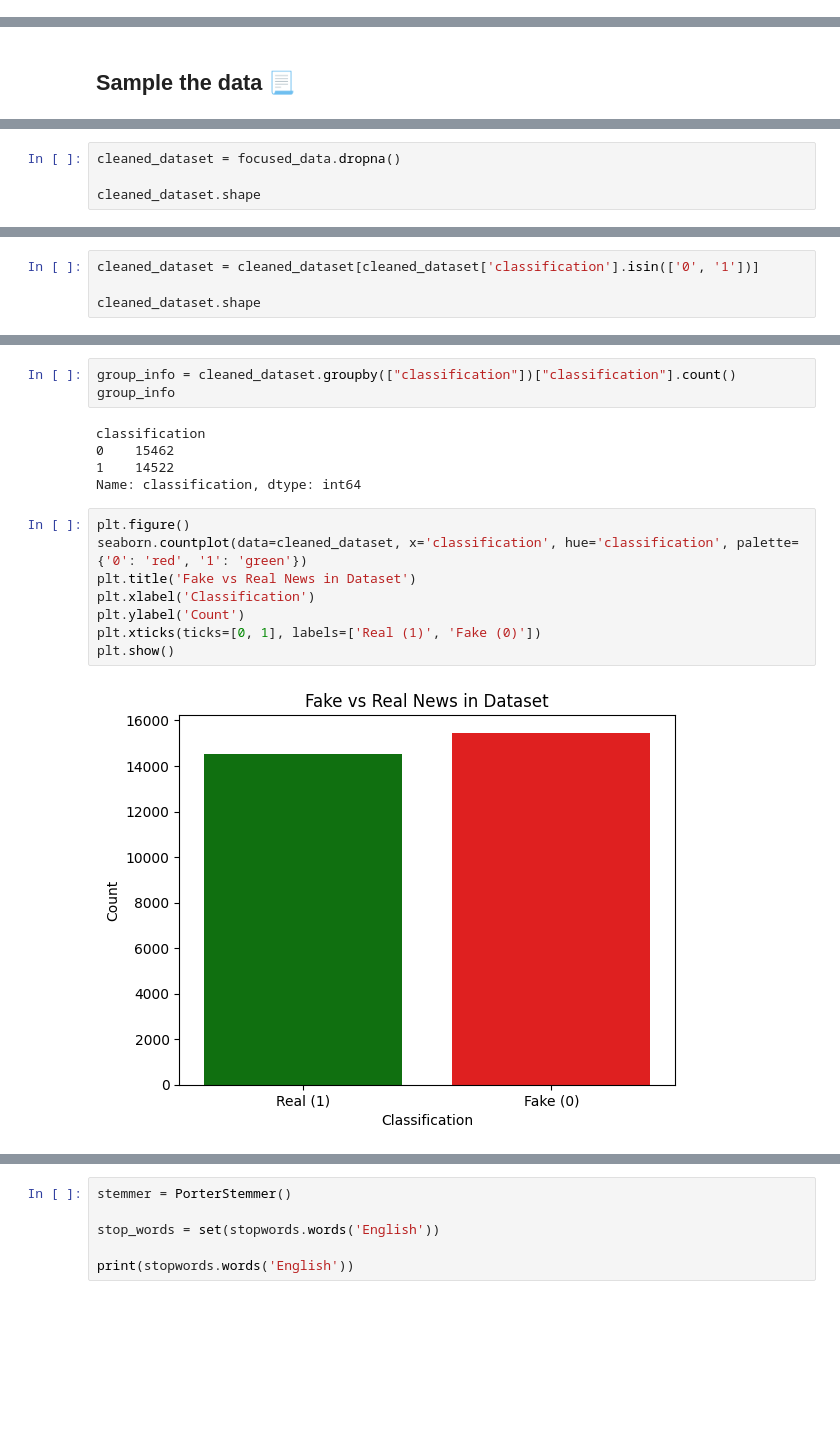
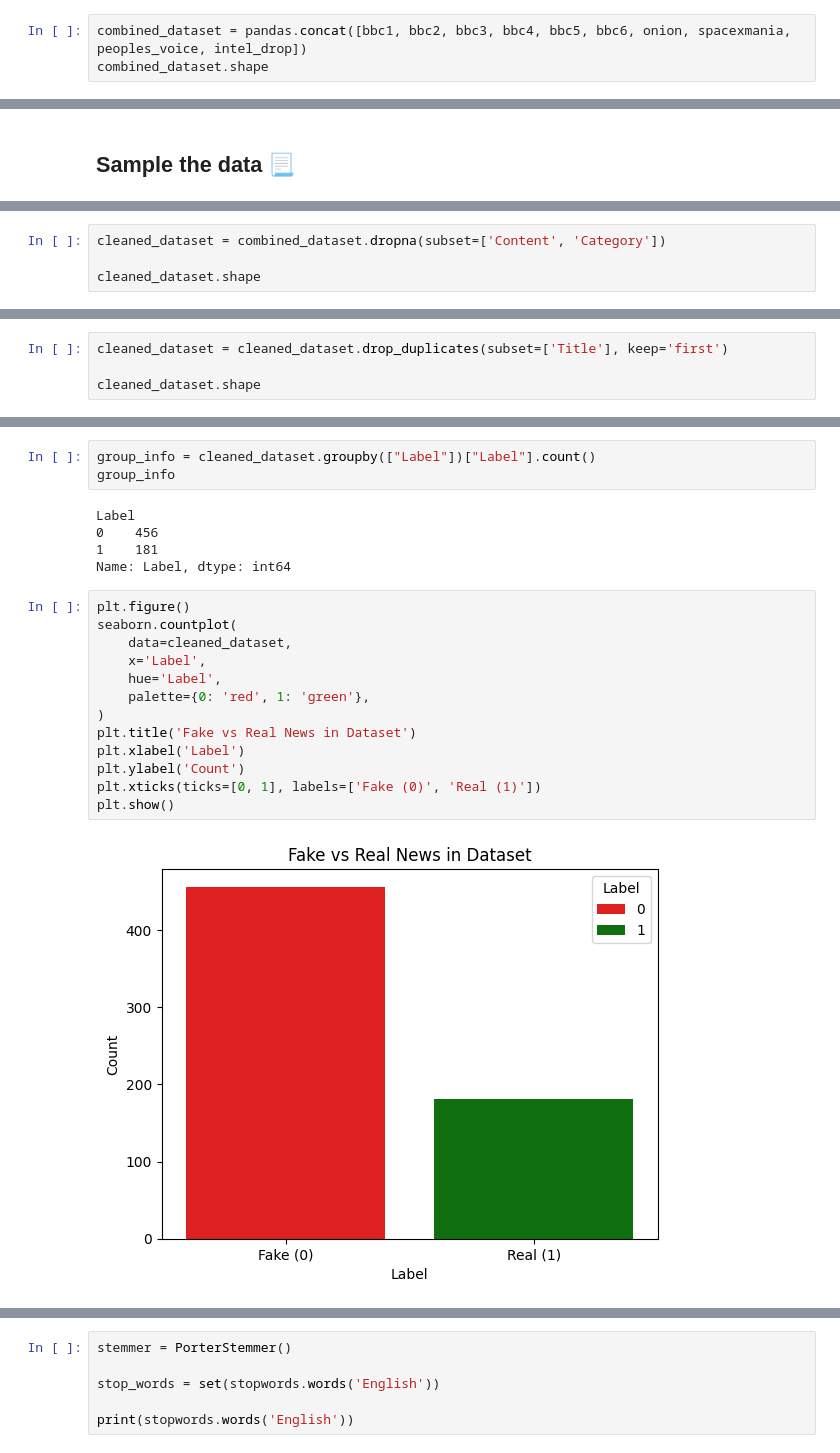
Before and after one commit to ivetkalchev/DeFactify, a Jupyter notebook: defactify.ipynb, the cells around one changed output, grey strips where cells are left out. Drawn from its saved outputs; the diff is of its cells as text; blank space fills up the shorter version.

```diff
--- a/defactify.ipynb
+++ b/defactify.ipynb
@@ -70,0 +101,3 @@ combined_dataset.shape
+# %%
+combined_dataset = pandas.concat([bbc1, bbc2, bbc3, bbc4, bbc5, bbc6, onion, spacexmania, peoples_voice, intel_drop])
+combined_dataset.shape
@@ -119,5 +142,5 @@ dtype: int64
 # %%
-cleaned_dataset = focused_data.dropna()
+cleaned_dataset = combined_dataset.dropna(subset=['Content', 'Category'])
 
 cleaned_dataset.shape
 # %% [output]
@@ -143,4 +147,0 @@ To prevent this issue, we will exclude rows where the classification is only 0 o
-# %%
-cleaned_dataset = cleaned_dataset[cleaned_dataset['classification'].isin(['0', '1'])]
-
-cleaned_dataset.shape
@@ -148,0 +156,4 @@ cleaned_dataset.shape
+# %%
+cleaned_dataset = cleaned_dataset.drop_duplicates(subset=['Title'], keep='first')
+
+cleaned_dataset.shape
@@ -151,18 +164,23 @@ I am making a final check to ensure that the data contains only 0s and 1s. Overa
 # %%
-group_info = cleaned_dataset.groupby(["classification"])["classification"].count()
+group_info = cleaned_dataset.groupby(["Label"])["Label"].count()
 group_info
 # %% [output]
-classification
-0    15462
-1    14522
-Name: classification, dtype: int64
+Label
+0    456
+1    181
+Name: Label, dtype: int64
 # %%
 plt.figure()
-seaborn.countplot(data=cleaned_dataset, x='classification', hue='classification', palette={'0': 'red', '1': 'green'})
+seaborn.countplot(
+    data=cleaned_dataset,
+    x='Label',
+    hue='Label',
+    palette={0: 'red', 1: 'green'},
+)
 plt.title('Fake vs Real News in Dataset')
-plt.xlabel('Classification')
+plt.xlabel('Label')
 plt.ylabel('Count')
-plt.xticks(ticks=[0, 1], labels=['Real (1)', 'Fake (0)'])
+plt.xticks(ticks=[0, 1], labels=['Fake (0)', 'Real (1)'])
 plt.show()
 # %% [output]
-[figure, old version]
+[figure, new version]
```
Also changed, not shown: parts of 70 cells of this notebook, 7 other files.
